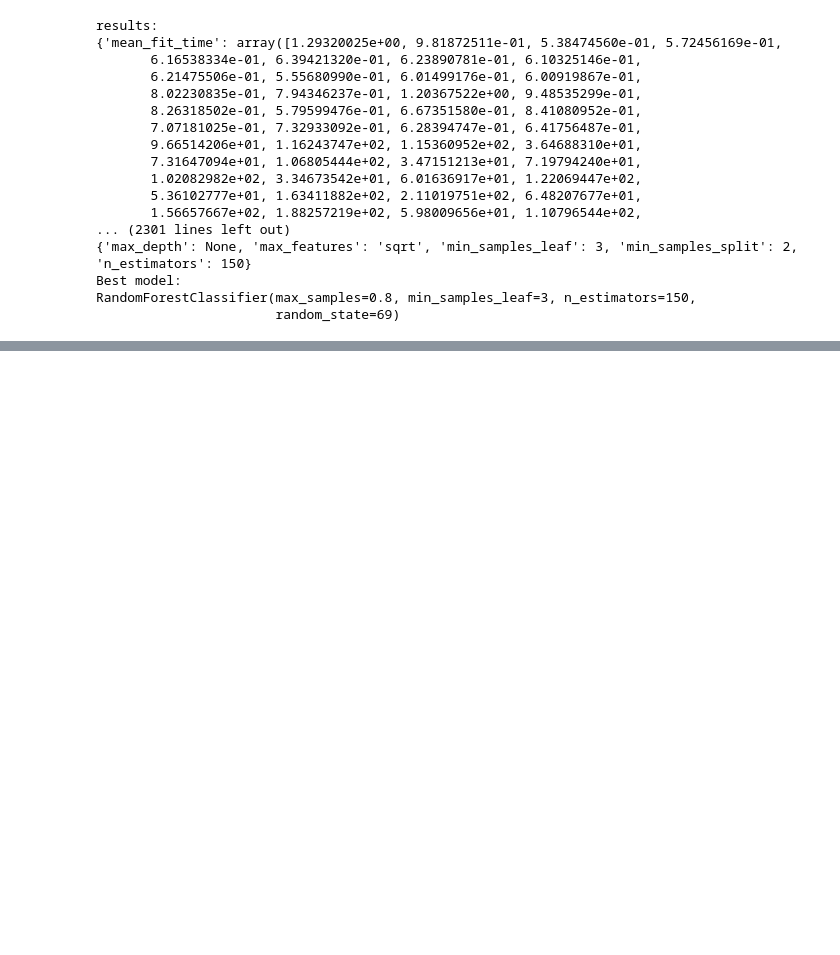
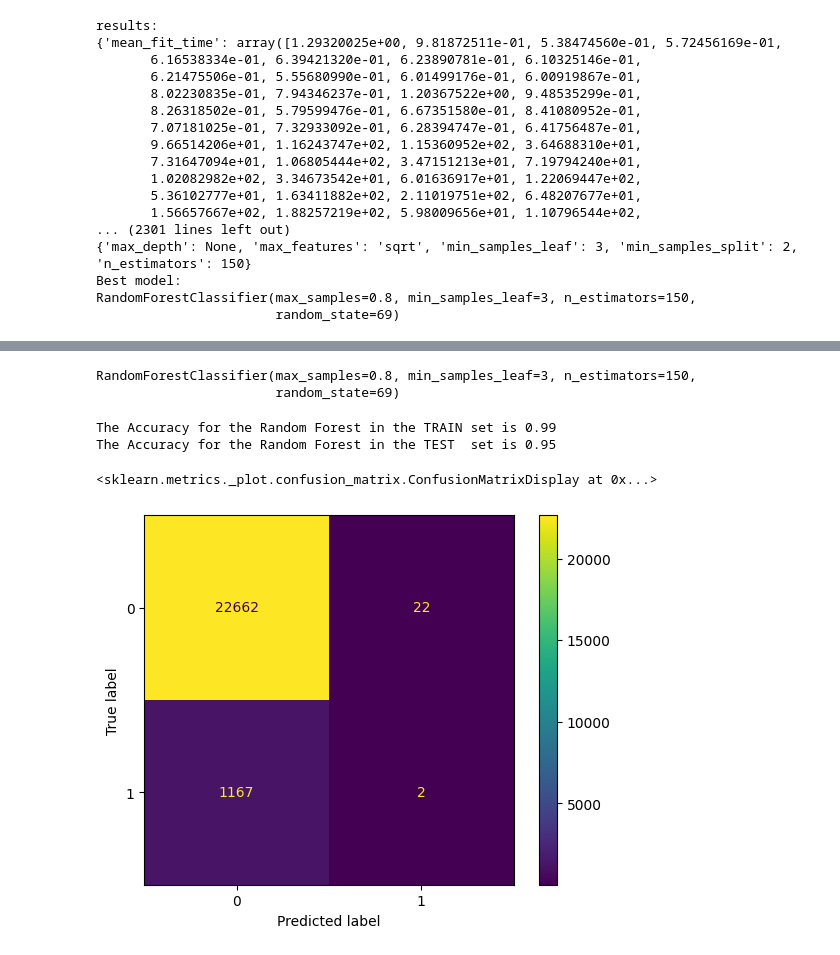
Before and after one commit to henrysoysa/lab-random-forests, a Jupyter notebook: lab-workbook.ipynb, the cells around one changed output, grey strips where cells are left out. Cells and saved outputs as stored; diff of their text form; code cells hidden in the pictures; blank space fills up the shorter version.

```diff
--- a/lab-workbook.ipynb
+++ b/lab-workbook.ipynb
@@ -414,17 +414,31 @@ RandomForestClassifier(max_depth=5, max_samples=0.8, min_samples_leaf=5,
+# %%
+best_params
+
+best_model
+# %% [output]
+RandomForestClassifier(max_samples=0.8, min_samples_leaf=3, n_estimators=150,
+                       random_state=69)
 # %%
-#model = RandomForestClassifier(max_depth=5,
-                             min_samples_split=20,
-                             min_samples_leaf =20,
+model = RandomForestClassifier(max_depth=None,
+                             min_samples_split=2,
+                             min_samples_leaf =3,
+                             max_features='sqrt',
                              max_samples=0.8,
-                             random_state = 42)
+                             n_estimators=150,
+                             random_state = 69)
 
 model.fit(X_train_enc_smote, y_train_smote)
 
 print("The Accuracy for the Random Forest in the TRAIN set is {:.2f}".format(model.score(X_train_enc_smote, y_train_smote)))
 print("The Accuracy for the Random Forest in the TEST  set is {:.2f}".format(model.score(X_test_enc, y_test)))
 
 y_test_pred = model.predict(X_test_enc)
 
 cm_test = confusion_matrix(y_test, y_test_pred)
 disp = ConfusionMatrixDisplay(cm_test, display_labels=model.classes_)
 disp.plot()
+# %% [output]
+The Accuracy for the Random Forest in the TRAIN set is 0.99
+The Accuracy for the Random Forest in the TEST  set is 0.95
+<sklearn.metrics._plot.confusion_matrix.ConfusionMatrixDisplay at 0x...>
+[figure, added]
```
Also changed, not shown: parts of 3 cells of this notebook.
